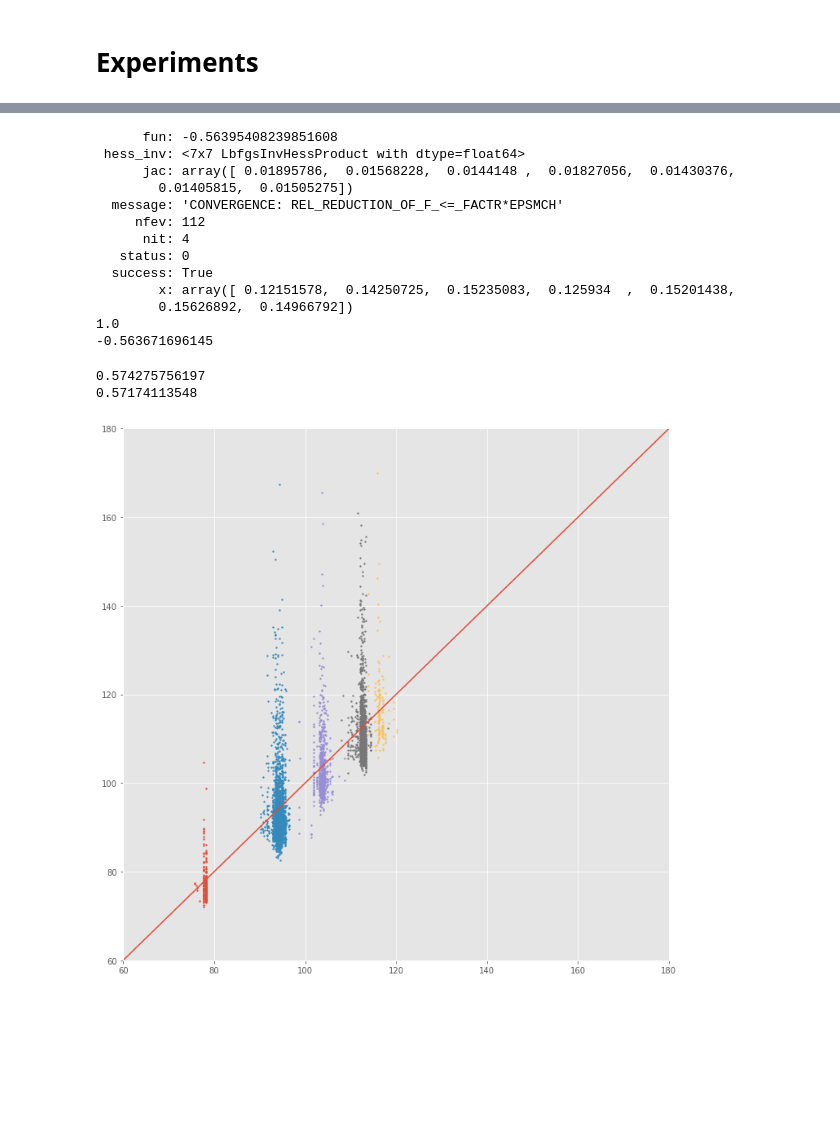
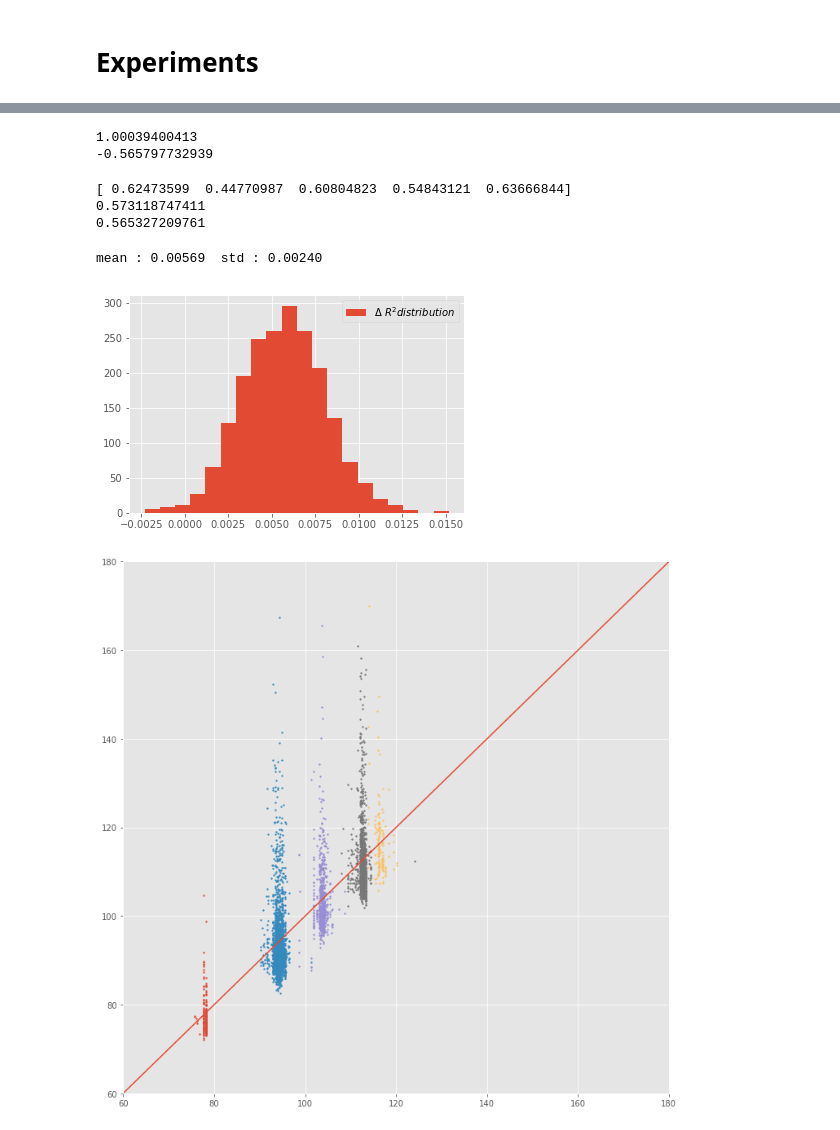
Before and after one commit to MikhailBudylin/dm, a Jupyter notebook: Kaggle/Mercedes/model1.ipynb, the cells around one changed output, grey strips where cells are left out. Cells and saved outputs as stored; diff of their text form; code cells hidden in the pictures; blank space fills up the shorter version.

```diff
--- a/Kaggle/Mercedes/model1.ipynb
+++ b/Kaggle/Mercedes/model1.ipynb
@@ -106,10 +106,14 @@ plt.show()
 #plt.scatter(tsvd_comp[:,0], tsvd_comp[:,1])
 #plt.show()
 
+pica_name = np.array([])
+
 for i in xrange(n_comp_pca):
     data['PCA_' + str(i+1)] = pca_comp[:,i]
+    pica_name = np.append(pica_name, 'PCA_' + str(i+1))
 for i in xrange(n_comp_ica):
     data['ICA_' + str(i+1)] = ica_comp[:,i]
+    pica_name = np.append(pica_name, 'ICA_' + str(i+1))
 #for i in xrange(n_comp_svd):
 #    data['SVD_' + str(i+1)] = tsvd_comp[:,i]
 # %% [output]
@@ -327,39 +336,48 @@ etr  :  [ 0.61390003  0.44149957  0.59913856  0.54687369  0.63739707] mean :  0.
 # %%
+# find optimal weights
 def error(w):
     y = (w*x_meta).sum(1)
     return -r2_score(y_train, y)
-print minimize(error, x0 = [0.2, 0.2, 0.2, 0.2, 0.2, 0.2, 0.2], bounds = [(0,1) for i in xrange(n_est)])
-w = [ 0.15,  0.15,  0.15,  0.15  ,  0.16, 0.12,  0.12]
+w =  minimize(error, x0 = [0.1, 0.1, 0.1, 0.1, 0.1, 0.1, 0.1], bounds = [(0,1) for i in xrange(n_est)])['x']
 print sum(w)
 print error(w)
 # %% [output]
-      fun: -0.56395408239851608
- hess_inv: <7x7 LbfgsInvHessProduct with dtype=float64>
-      jac: array([ 0.01895786,  0.01568228,  0.0144148 ,  0.01827056,  0.01430376,
-        0.01405815,  0.01505275])
-  message: 'CONVERGENCE: REL_REDUCTION_OF_F_<=_FACTR*EPSMCH'
-     nfev: 112
-      nit: 4
-   status: 0
-  success: True
-        x: array([ 0.12151578,  0.14250725,  0.15235083,  0.125934  ,  0.15201438,
-        0.15626892,  0.14966792])
-1.0
--0.563671696145
+1.00039400413
+-0.565797732939
 # %%
+# try to use stacking
 stacker1 = lgb.LGBMRegressor(num_leaves = 4, max_depth=3, learning_rate=0.01, n_estimators = 450,
                              reg_alpha=0.2, reg_lambda=0.2, subsample_freq = 10)
 score1, y_1 = OOF(stacker1, x_meta, y_train, 5)
 print score1
 print score1.mean()
 print r2_score(y_train, y_1)
+# %% [output]
+[ 0.62473599  0.44770987  0.60804823  0.54843121  0.63666844]
+0.573118747411
+0.565327209761
-# %%
-inds = np.random.permutation(len(y_train))
-
-print r2_score(y_train[inds[:3300]], (w*x_meta).sum(1)[inds[:3300]])
-print r2_score(y_train[inds[:3300]], x_meta[inds[:3300],0])
-# %% [output]
-0.574275756197
-0.57174113548
+# %%
+# try compare pairs of models using bootstrap
+# y_f, y_s predict of first and second models
+
+delta_error = np.array([])
+n_samples = 3300
+
+y_f = (w*x_meta).sum(1)*0.4 + y_1*0.6
+y_s = x_meta[:,0]
+
+for i in xrange(2000):
+    inds = np.random.randint(0, len(y_train), len(y_train))
+    err = r2_score(y_train[inds[:n_samples]], y_f[inds[:n_samples]]) -\
+    r2_score(y_train[inds[:n_samples]], y_s[inds[:n_samples]])
+    delta_error = np.append(delta_error, err)
+print 'mean : %.5f'%delta_error.mean(), ' std : %.5f'%delta_error.std()
+
+plt.hist(delta_error, bins=20, label = '$\Delta\ R^2 distribution$')
+plt.legend()
+plt.show()
+# %% [output]
+mean : 0.00569  std : 0.00240
+[figure, added]
 # %%
 plt.figure(figsize=(12,12))
```
Also changed, not shown: parts of 12 cells of this notebook.
